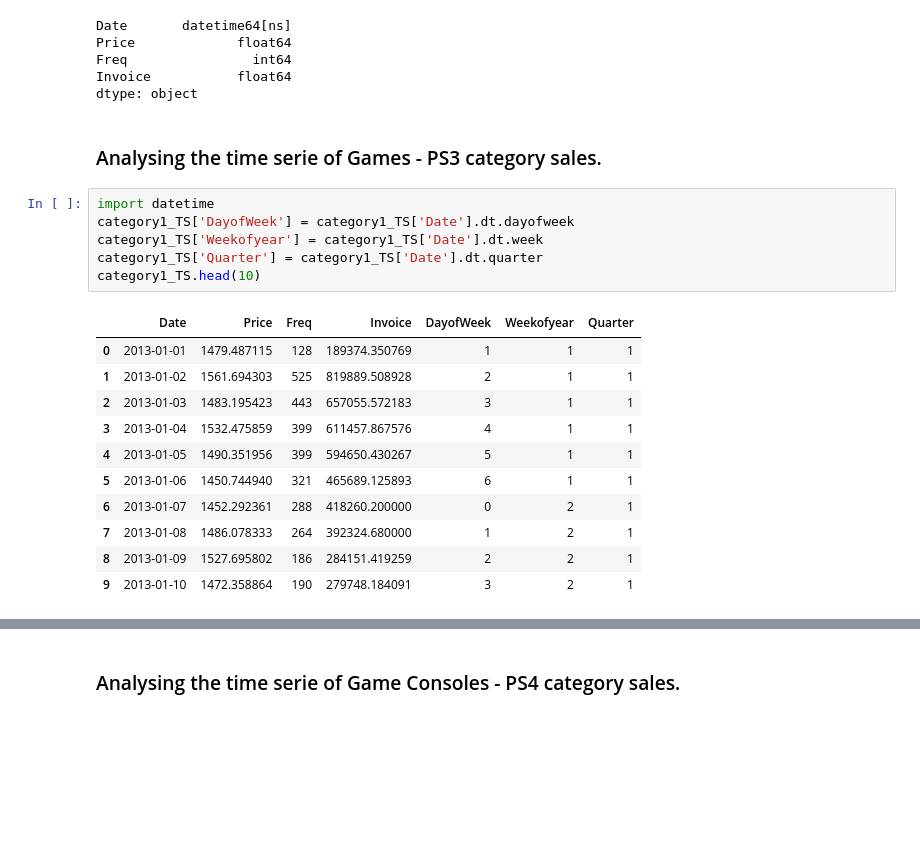
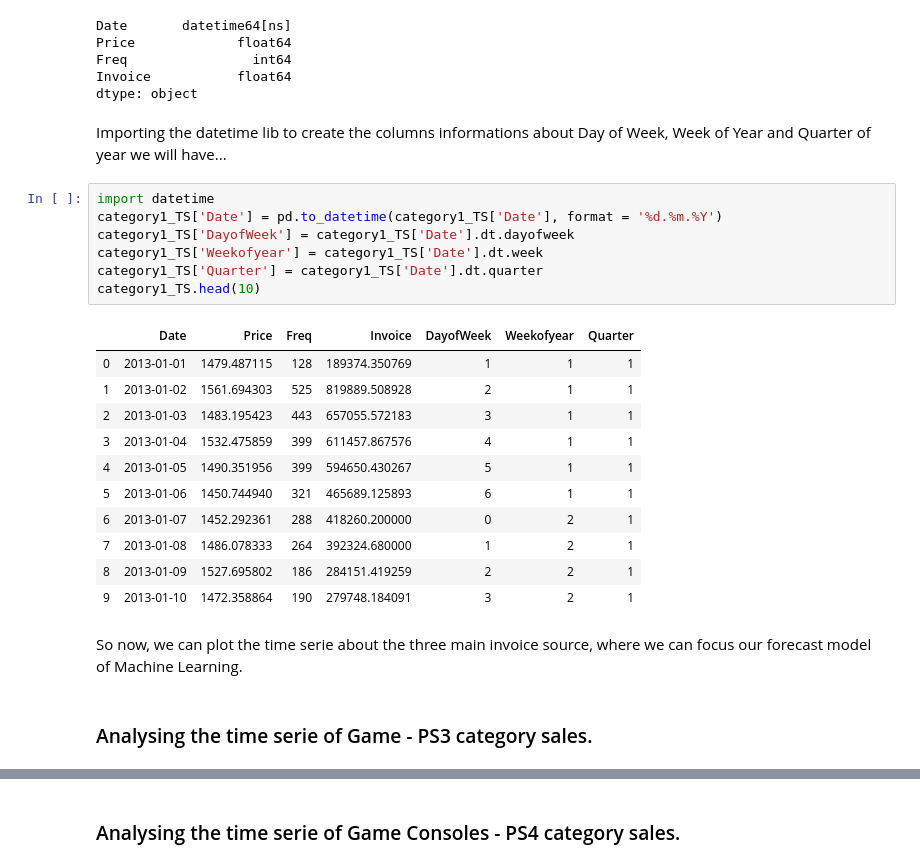
Before and after one commit to carlleston/Sales_Analytics, a Jupyter notebook: 2_Data Exploratory.ipynb, the cells around one changed output, grey strips where cells are left out. Drawn from its saved outputs; the diff is of its cells as text; blank space fills up the shorter version.

```diff
--- a/2_Data Exploratory.ipynb
+++ b/2_Data Exploratory.ipynb
@@ -245,26 +244,31 @@ Price             float64
 Freq                int64
 Invoice           float64
 dtype: object
+# %% [markdown]
+Importing the datetime lib to create the columns informations about Day of Week, Week of Year and Quarter of year we will have...
+# %%
+import datetime
+category1_TS['Date'] = pd.to_datetime(category1_TS['Date'], format = '%d.%m.%Y')
+category1_TS['DayofWeek'] = category1_TS['Date'].dt.dayofweek
+category1_TS['Weekofyear'] = category1_TS['Date'].dt.week
+category1_TS['Quarter'] = category1_TS['Date'].dt.quarter
+category1_TS.head(10)
+# %% [output]
+|  | Date | Price | Freq | Invoice | DayofWeek | Weekofyear | Quarter |
+| 0 | 2013-01-01 | 1479.487115 | 128 | 189374.350769 | 1 | 1 | 1 |
+| 1 | 2013-01-02 | 1561.694303 | 525 | 819889.508928 | 2 | 1 | 1 |
+| 2 | 2013-01-03 | 1483.195423 | 443 | 657055.572183 | 3 | 1 | 1 |
+| 3 | 2013-01-04 | 1532.475859 | 399 | 611457.867576 | 4 | 1 | 1 |
+| 4 | 2013-01-05 | 1490.351956 | 399 | 594650.430267 | 5 | 1 | 1 |
+| 5 | 2013-01-06 | 1450.744940 | 321 | 465689.125893 | 6 | 1 | 1 |
+| 6 | 2013-01-07 | 1452.292361 | 288 | 418260.200000 | 0 | 2 | 1 |
+| 7 | 2013-01-08 | 1486.078333 | 264 | 392324.680000 | 1 | 2 | 1 |
+| 8 | 2013-01-09 | 1527.695802 | 186 | 284151.419259 | 2 | 2 | 1 |
+| 9 | 2013-01-10 | 1472.358864 | 190 | 279748.184091 | 3 | 2 | 1 |
+# %% [markdown]
+So now, we can plot the time serie about the three main invoice source, where we can focus our forecast model of Machine Learning.
 # %% [markdown]
-### Analysing the time serie of Games - PS3 category sales.
+### Analysing the time serie of Game - PS3 category sales.
-# %%
-import datetime
-category1_TS['DayofWeek'] = category1_TS['Date'].dt.dayofweek
-category1_TS['Weekofyear'] = category1_TS['Date'].dt.week
-category1_TS['Quarter'] = category1_TS['Date'].dt.quarter
-category1_TS.head(10)
-# %% [output]
-|  | Date | Price | Freq | Invoice | DayofWeek | Weekofyear | Quarter |
-| 0 | 2013-01-01 | 1479.487115 | 128 | 189374.350769 | 1 | 1 | 1 |
-| 1 | 2013-01-02 | 1561.694303 | 525 | 819889.508928 | 2 | 1 | 1 |
-| 2 | 2013-01-03 | 1483.195423 | 443 | 657055.572183 | 3 | 1 | 1 |
-| 3 | 2013-01-04 | 1532.475859 | 399 | 611457.867576 | 4 | 1 | 1 |
-| 4 | 2013-01-05 | 1490.351956 | 399 | 594650.430267 | 5 | 1 | 1 |
-| 5 | 2013-01-06 | 1450.744940 | 321 | 465689.125893 | 6 | 1 | 1 |
-| 6 | 2013-01-07 | 1452.292361 | 288 | 418260.200000 | 0 | 2 | 1 |
-| 7 | 2013-01-08 | 1486.078333 | 264 | 392324.680000 | 1 | 2 | 1 |
-| 8 | 2013-01-09 | 1527.695802 | 186 | 284151.419259 | 2 | 2 | 1 |
-| 9 | 2013-01-10 | 1472.358864 | 190 | 279748.184091 | 3 | 2 | 1 |
 # %%
 dim = (15, 7)
 fig, ax = plt.subplots(figsize=dim)
```
Also changed, not shown: parts of 29 cells of this notebook, 30 other files.
